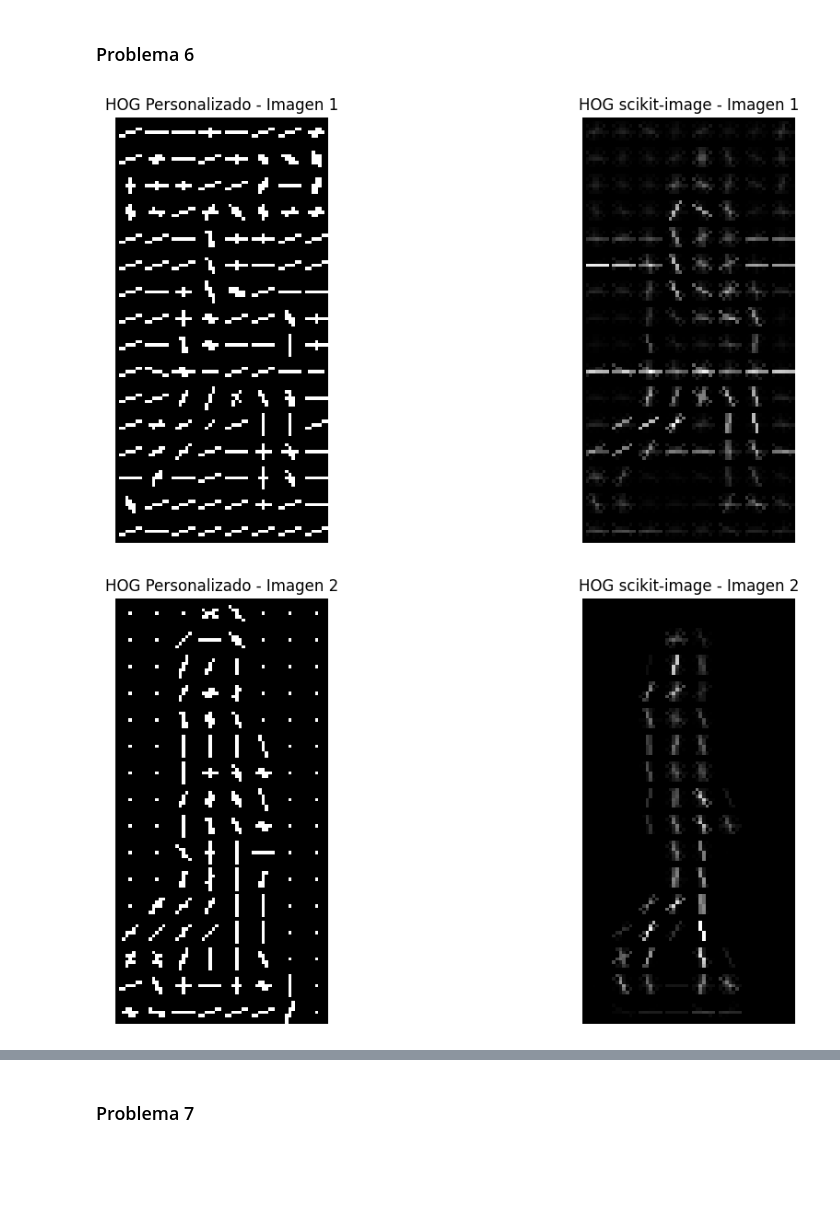
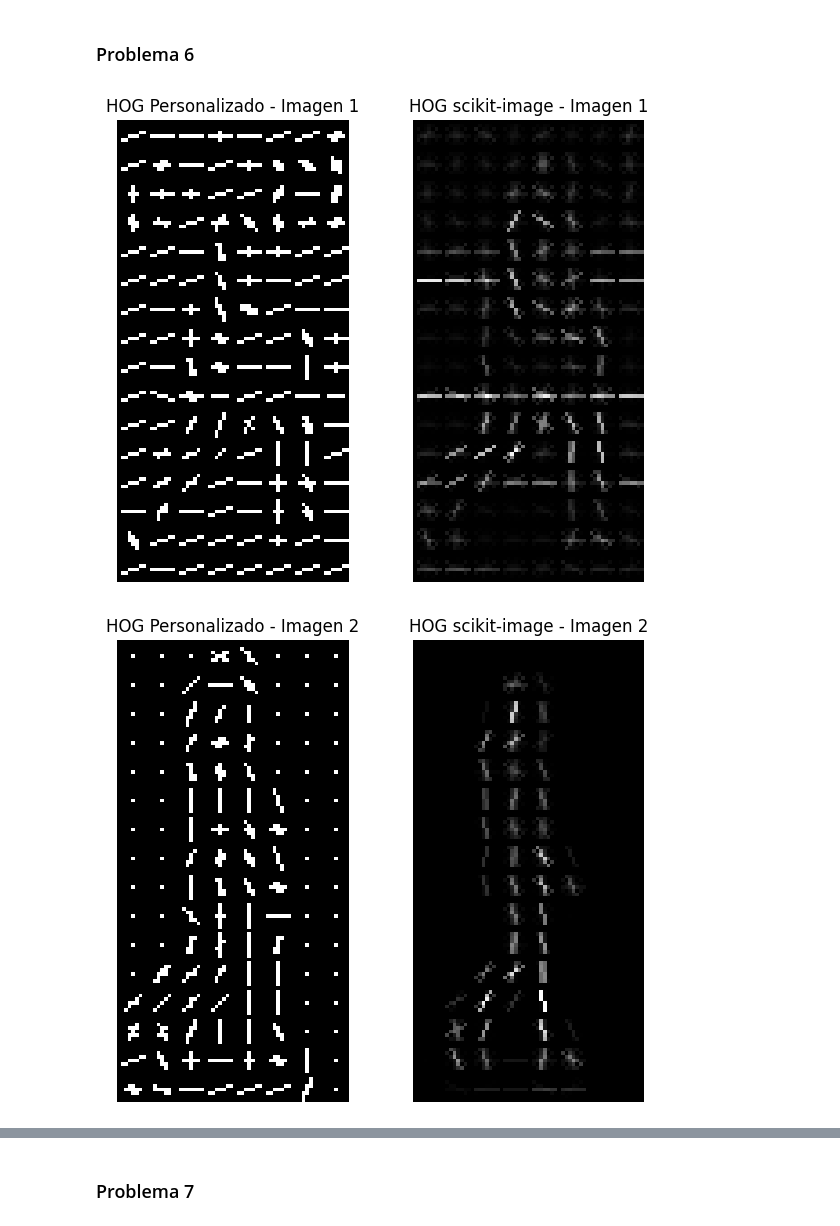
Before and after one commit to Dahernandezsilve/VCHoGLab3, a Jupyter notebook: Lab03.ipynb, the cells around one changed output, grey strips where cells are left out. Drawn from its saved outputs; the diff is of its cells as text; code cells hidden in the pictures; blank space fills up the shorter version.

```diff
--- a/Lab03.ipynb
+++ b/Lab03.ipynb
@@ -201,7 +217,7 @@ def visualizeHistogramBlocks(H, binCenters, blockSize):
 def plotVisualComparison(originalGray, visual, blockSize):
     M = visual.shape[0] // blockSize
     N = visual.shape[1] // blockSize
-    plt.figure(figsize=(10, 6))
+    plt.figure(figsize=(7, 6))
     plt.subplot(1, 2, 1)
     plt.imshow(originalGray, cmap='gray')
     plt.title("Imagen Original")
@@ -246,33 +262,33 @@ numBins = 9
 
 # Recorremos cada imagen
 for idx, I in enumerate(arrayImages):
     # --- HOG Personalizado ---
     angle, magnitude = calculateAngleAndMagnitude(I)
     stackMagnitude, stackAngle = constructBlocksStack(magnitude, angle, blockSize, recommendedStride=True)
     histogram, binCenters = constructHistogram(stackMagnitude, stackAngle, numBins)
     custom_hog_vis = visualizeHistogramBlocks(histogram, binCenters, blockSize)
 
     # Ajustamos el tamaño de la imagen original para la comparación
     I_resized = ski_transform.resize(I, custom_hog_vis.shape, anti_aliasing=True)
 
     # --- HOG con scikit-image ---
     fd, sk_hog_vis = hog(I, orientations=numBins, pixels_per_cell=(8, 8),
                          cells_per_block=(2, 2), visualize=True)
 
     # --- Visualización ---
-    plt.figure(figsize=(12, 6))
+    plt.figure(figsize=(7, 6))
 
     plt.subplot(1, 2, 1)
     plt.imshow(custom_hog_vis, cmap='gray')
     plt.title(f'HOG Personalizado - Imagen {idx+1}')
     plt.axis('off')
 
     plt.subplot(1, 2, 2)
     plt.imshow(sk_hog_vis, cmap='gray')
     plt.title(f'HOG scikit-image - Imagen {idx+1}')
     plt.axis('off')
 
     plt.show()
 # %% [output]
-[figure, old version]
+[figure, new version]
-[figure, old version]
+[figure, new version]
```
Also changed, not shown: parts of 4 cells of this notebook, 1 other file.
